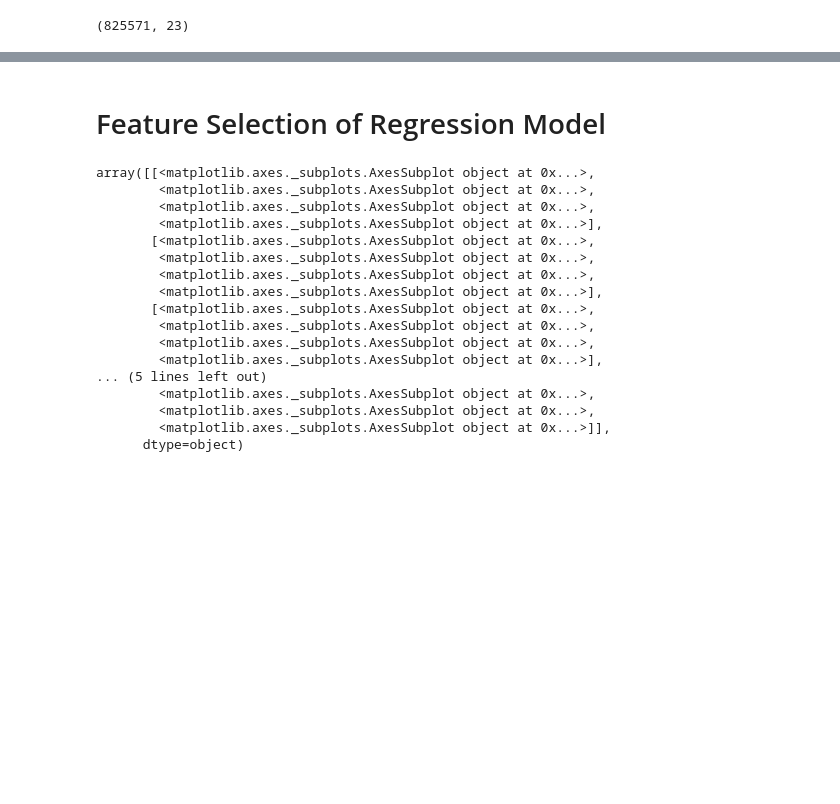
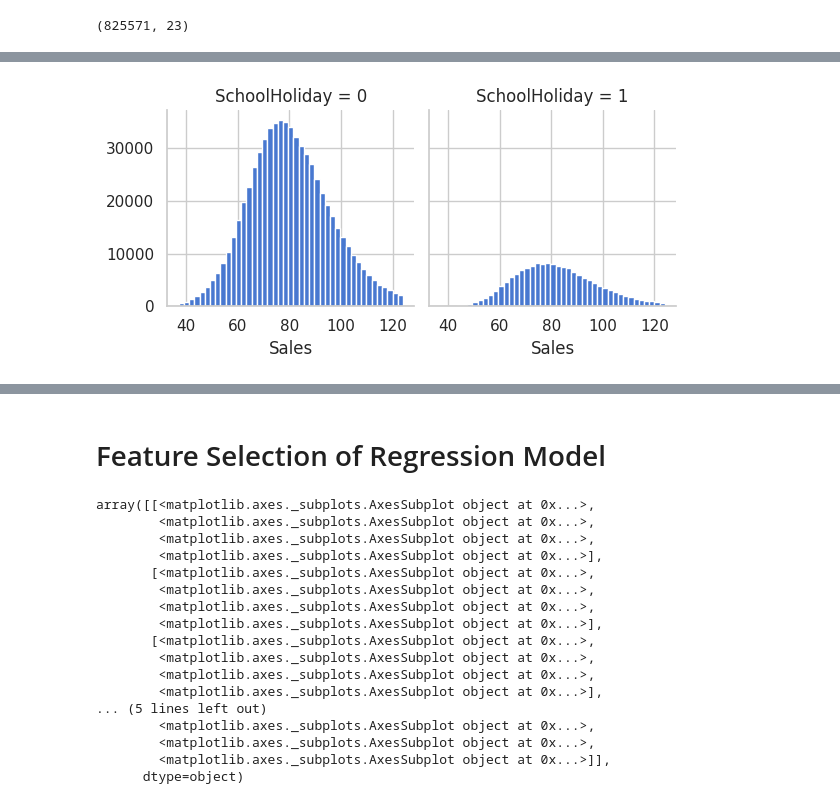
Before and after one commit to saptaksubhra/Regression-ML-Retail-Sales-Prediction-Rossmann, a Jupyter notebook: Rossmann_Sales_Prediction_Final_Notebook_Capstone_Project.ipynb, the cells around one changed output, grey strips where cells are left out. Saved outputs shown, nothing was run; the diff lists cells and outputs as text; code cells hidden in the pictures; blank space fills up the shorter version.

```diff
--- a/Rossmann_Sales_Prediction_Final_Notebook_Capstone_Project.ipynb
+++ b/Rossmann_Sales_Prediction_Final_Notebook_Capstone_Project.ipynb
@@ -1217,0 +1257,8 @@ df_merged_Rossmann.head()
+# %%
+# The effect of StateHoliday on Sales
+
+grid2 = sns.FacetGrid(df_merged_Rossmann, col= 'SchoolHoliday')
+grid2.map(plt.hist, 'Sales', bins = 43)
+plt.show()
+# %% [output]
+[figure, added]
```
Also changed, not shown: parts of 54 cells of this notebook.
